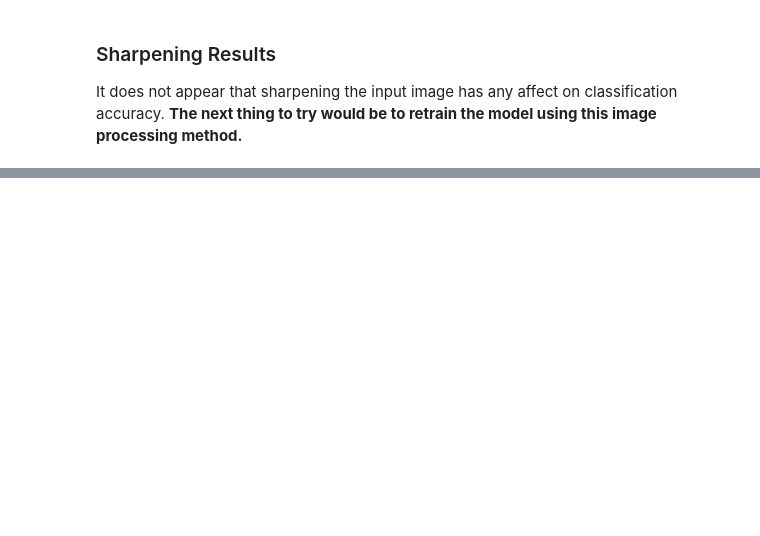
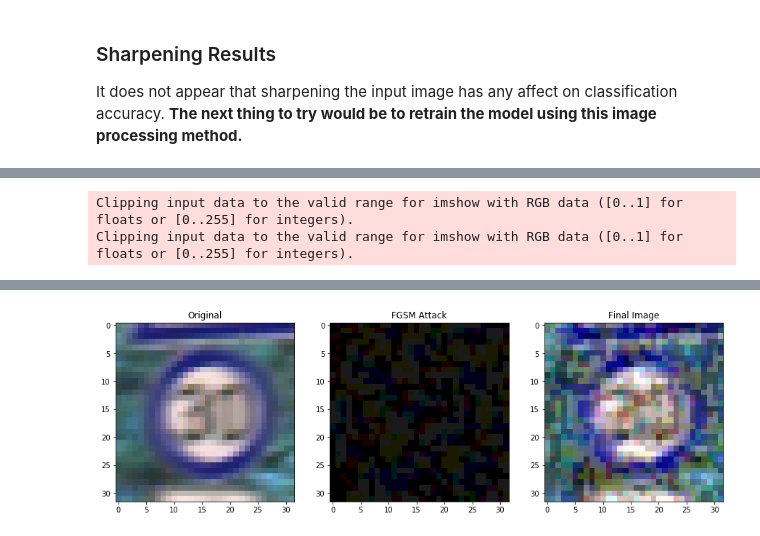
Before and after one commit to derekjohnsonva/GTSRB_ML_Exploration, a Jupyter notebook: exploration.ipynb, the cells around one changed output, grey strips where cells are left out. Drawn from its saved outputs; the diff is of its cells as text; code cells hidden in the pictures; blank space fills up the shorter version.

Commit message:
William's Commit for FGSM

```diff
--- a/exploration.ipynb
+++ b/exploration.ipynb
@@ -591,0 +613,76 @@ It does not appear that sharpening the input image has any affect on classificat
+# %%
+from cleverhans.tf2.attacks.fast_gradient_method import fast_gradient_method
+
+def convert_types(images):
+    output = []
+    for image in images:
+#         print(type(image))
+        image = cv.resize(image,(32,32))
+        image = tf.cast(image, tf.float32)
+        image /= 127.5
+        image -= 1.0
+        output.append(image)
+    return output
+
+def convert_image(tensors):
+    output = []
+    for tensor in tensors:
+        tensor += 1.0
+        tensor *= 127.5
+        image = tensor.numpy()
+#         print(np.shape(image))
+        image = cv.resize(image,(32,32))
+        image = image.astype(int)
+#         print(np.shape(image))
+        output.append(image)
+    return output
+
+with tf.device('/CPU:0'):
+    num = len(real_test_images)#5000
+    data = convert_types(real_test_images)
+#     print(type(real_test_images[image_index]))
+#     print(type(data[image_index]))
+    eps = 0.2
+
+    test_fgsms = fast_gradient_method(model, data, eps, np.inf)
+    test_fgsms = convert_image(test_fgsms)
+
+#     print(type(test_fgsms))
+#     print(np.shape(test_fgsms[image_index]))
+#     print(np.shape(real_test_images[image_index]))
+#     print(cv.resize(real_test_images[image_index],(32,32))-test_fgsms[image_index])
+
+
+    plt.figure(figsize=(15, 15))
+    plt.subplot(1,3,1)
+#     plt.axis('off')
+
+    im_num = image_index
+
+#     print("FGSM Attacked Images")
+#     plt.figure(figsize=(10, 10))
+#     plt.subplot(1,3,1)
+#     plt.axis('off')
+    plt.imshow((cv.resize(real_test_images[image_index],(32,32))).astype(int))
+    plt.title("Original")
+
+#     plt.figure(figsize=(10, 10))
+    plt.subplot(1,3,2)
+#     plt.axis('off')
+    plt.imshow((cv.resize(real_test_images[image_index],(32,32))-test_fgsms[im_num]).astype(int))
+    plt.title("FGSM Attack")
+
+#     plt.figure(figsize=(10, 10))
+    plt.subplot(1,3,3)
+#     plt.axis('off')
+    plt.imshow((test_fgsms[im_num]).astype(int))
+    plt.title("Final Image")
+
+    result_fgsm = run_model_on_data(model, test_fgsms, real_test_labels)
+    print(result_fgsm)
+
+#     print(cv.resize(real_test_images[image_index],(32,32)))
+#     print(test_fgsms[im_num])
+# %% [output]
+Clipping input data to the valid range for imshow with RGB data ([0..1] for floats or [0..255] for integers).
+Clipping input data to the valid range for imshow with RGB data ([0..1] for floats or [0..255] for integers).
@@ -591,0 +691 @@ It does not appear that sharpening the input image has any affect on classificat
+[figure, added]
```
Also changed, not shown: parts of 14 cells of this notebook.
